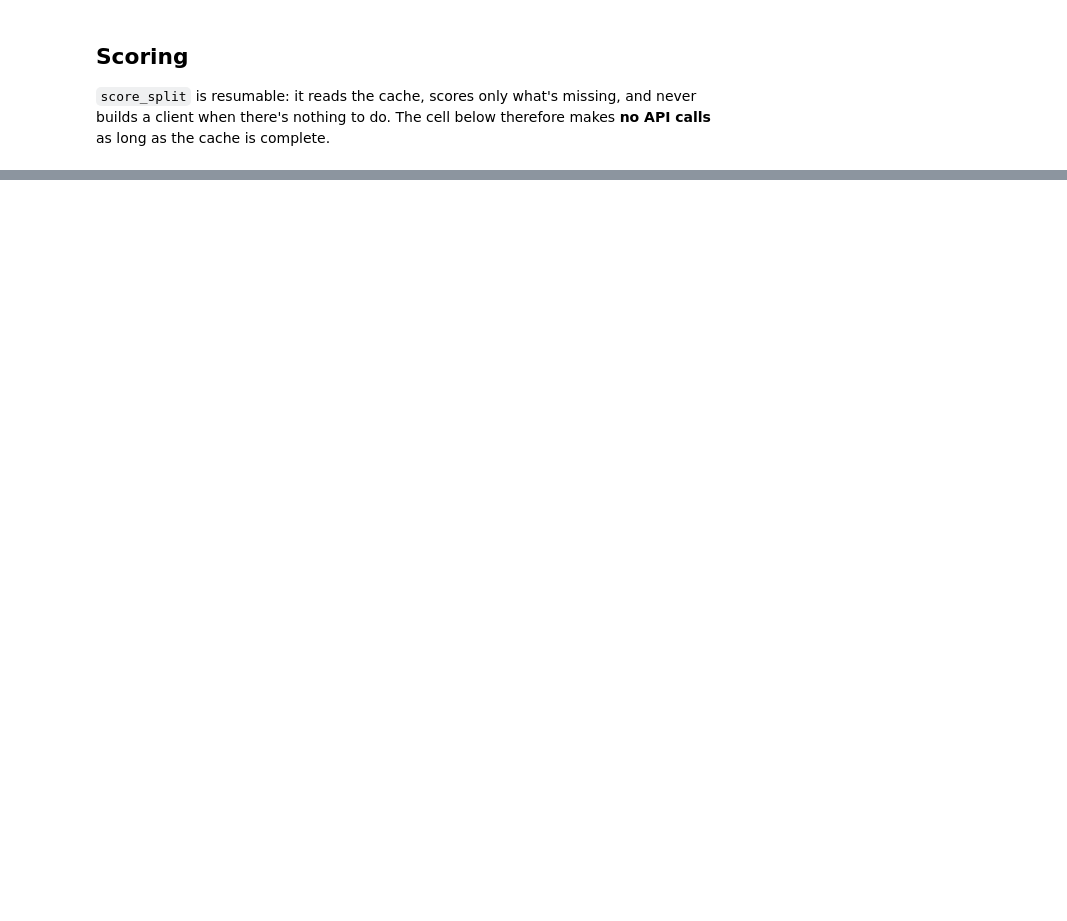
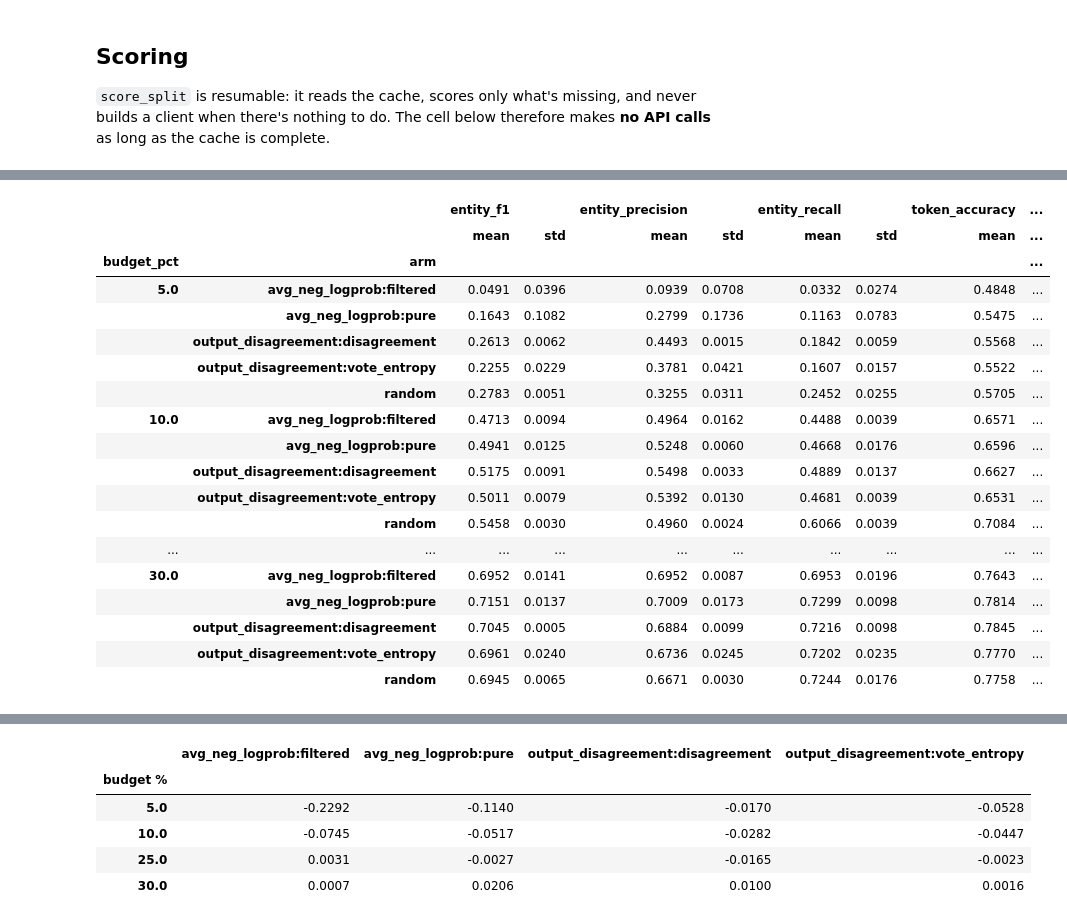
Before and after one commit to DogRog/uq-pet-token, a Jupyter notebook: notebooks/test.ipynb, the cells around one changed output, grey strips where cells are left out. Cells and saved outputs as stored; diff of their text form; code cells hidden in the pictures; blank space fills up the shorter version.

```diff
--- a/notebooks/test.ipynb
+++ b/notebooks/test.ipynb
@@ -112,0 +196,29 @@ Image(str(out))
+# %%
+import pandas as pd
+
+summary, per_type, gaps = summarize(results)
+display(summary)
+display(per_type)
+
+# entity-F1 gap vs. the random control, one row per budget. Empty if no random arm.
+display(pd.DataFrame(gaps).T.rename_axis("budget %"))
+# %% [output]
+|  |  | entity_f1 |  | entity_precision |  | entity_recall |  | token_accuracy | ... |
+|  |  | mean | std | mean | std | mean | std | mean | ... |
+| budget_pct | arm |  |  |  |  |  |  |  | ... |
+| 5.0 | avg_neg_logprob:filtered | 0.0491 | 0.0396 | 0.0939 | 0.0708 | 0.0332 | 0.0274 | 0.4848 | ... |
+|  | avg_neg_logprob:pure | 0.1643 | 0.1082 | 0.2799 | 0.1736 | 0.1163 | 0.0783 | 0.5475 | ... |
+|  | output_disagreement:disagreement | 0.2613 | 0.0062 | 0.4493 | 0.0015 | 0.1842 | 0.0059 | 0.5568 | ... |
+|  | output_disagreement:vote_entropy | 0.2255 | 0.0229 | 0.3781 | 0.0421 | 0.1607 | 0.0157 | 0.5522 | ... |
+|  | random | 0.2783 | 0.0051 | 0.3255 | 0.0311 | 0.2452 | 0.0255 | 0.5705 | ... |
+| 10.0 | avg_neg_logprob:filtered | 0.4713 | 0.0094 | 0.4964 | 0.0162 | 0.4488 | 0.0039 | 0.6571 | ... |
+|  | avg_neg_logprob:pure | 0.4941 | 0.0125 | 0.5248 | 0.0060 | 0.4668 | 0.0176 | 0.6596 | ... |
+|  | output_disagreement:disagreement | 0.5175 | 0.0091 | 0.5498 | 0.0033 | 0.4889 | 0.0137 | 0.6627 | ... |
+|  | output_disagreement:vote_entropy | 0.5011 | 0.0079 | 0.5392 | 0.0130 | 0.4681 | 0.0039 | 0.6531 | ... |
+|  | random | 0.5458 | 0.0030 | 0.4960 | 0.0024 | 0.6066 | 0.0039 | 0.7084 | ... |
+| ... | ... | ... | ... | ... | ... | ... | ... | ... | ... |
+| 30.0 | avg_neg_logprob:filtered | 0.6952 | 0.0141 | 0.6952 | 0.0087 | 0.6953 | 0.0196 | 0.7643 | ... |
+|  | avg_neg_logprob:pure | 0.7151 | 0.0137 | 0.7009 | 0.0173 | 0.7299 | 0.0098 | 0.7814 | ... |
+|  | output_disagreement:disagreement | 0.7045 | 0.0005 | 0.6884 | 0.0099 | 0.7216 | 0.0098 | 0.7845 | ... |
+|  | output_disagreement:vote_entropy | 0.6961 | 0.0240 | 0.6736 | 0.0245 | 0.7202 | 0.0235 | 0.7770 | ... |
+|  | random | 0.6945 | 0.0065 | 0.6671 | 0.0030 | 0.7244 | 0.0176 | 0.7758 | ... |
@@ -112,0 +234,6 @@ Image(str(out))
+|  | avg_neg_logprob:filtered | avg_neg_logprob:pure | output_disagreement:disagreement | output_disagreement:vote_entropy |
+| budget % |  |  |  |  |
+| 5.0 | -0.2292 | -0.1140 | -0.0170 | -0.0528 |
+| 10.0 | -0.0745 | -0.0517 | -0.0282 | -0.0447 |
+| 25.0 | 0.0031 | -0.0027 | -0.0165 | -0.0023 |
+| 30.0 | 0.0007 | 0.0206 | 0.0100 | 0.0016 |
```
Also changed, not shown: parts of 18 cells of this notebook, 15 other files.
